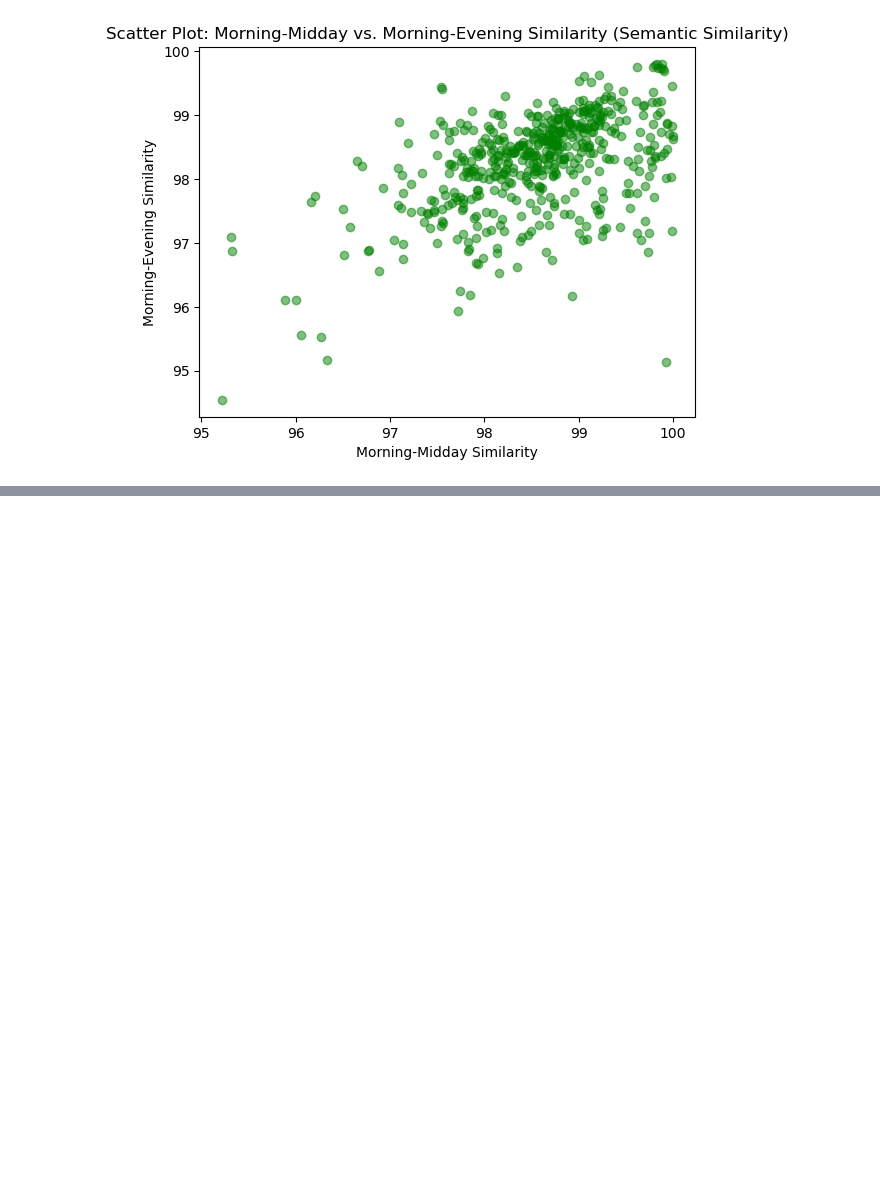
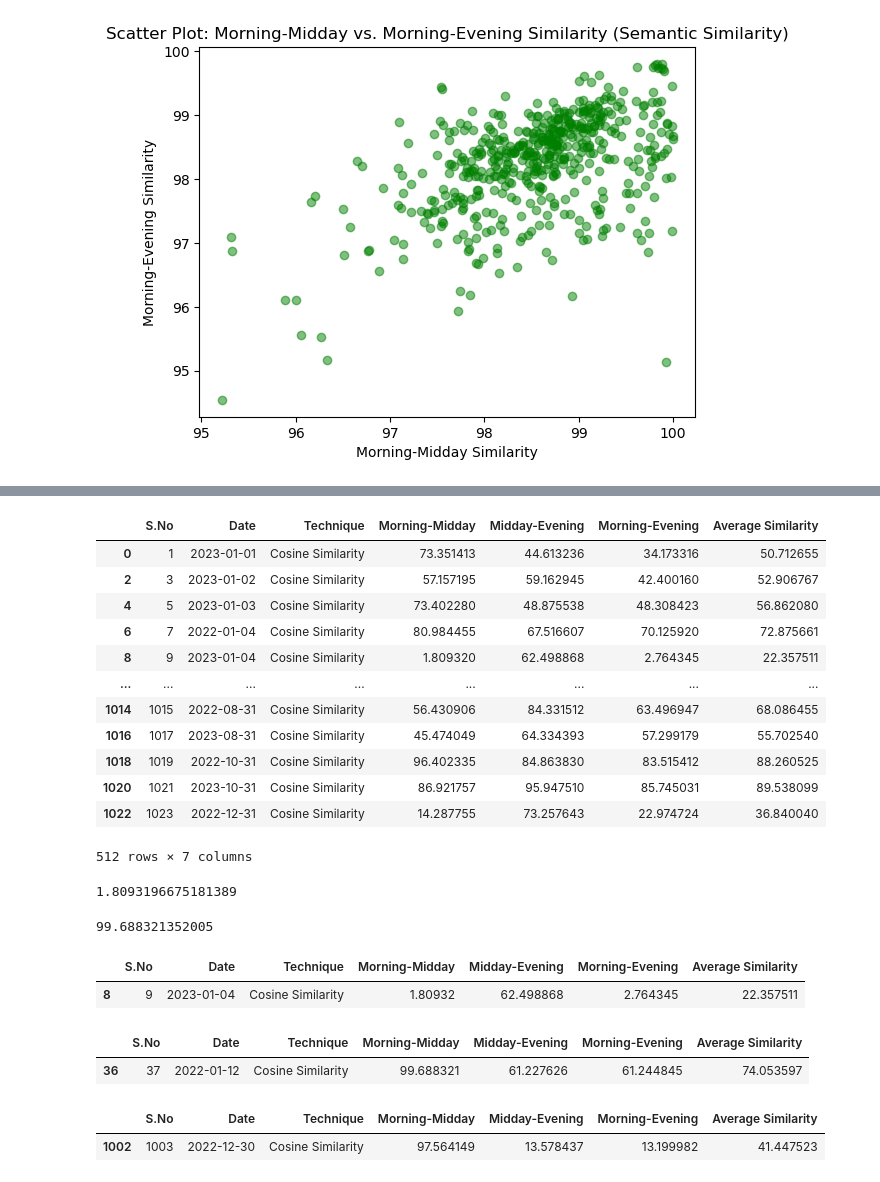
Before and after one commit to udayb3/Analysis-of-Daily-News-Bulletin, a Jupyter notebook: Graph/graph.ipynb, the cells around one changed output, grey strips where cells are left out. Cells and saved outputs as stored; diff of their text form; code cells hidden in the pictures; blank space fills up the shorter version.

```diff
--- a/Graph/graph.ipynb
+++ b/Graph/graph.ipynb
@@ -331,0 +346,42 @@ for target_time in ['Morning', 'Midday', 'Evening']:
+# %%
+technique = 'Cosine Similarity'
+technique_df = df[df['Technique'] == technique].copy()
+# %%
+technique_df
+# %% [output]
+|  | S.No | Date | Technique | Morning-Midday | Midday-Evening | Morning-Evening | Average Similarity |
+| 0 | 1 | 2023-01-01 | Cosine Similarity | 73.351413 | 44.613236 | 34.173316 | 50.712655 |
+| 2 | 3 | 2023-01-02 | Cosine Similarity | 57.157195 | 59.162945 | 42.400160 | 52.906767 |
+| 4 | 5 | 2023-01-03 | Cosine Similarity | 73.402280 | 48.875538 | 48.308423 | 56.862080 |
+| 6 | 7 | 2022-01-04 | Cosine Similarity | 80.984455 | 67.516607 | 70.125920 | 72.875661 |
+| 8 | 9 | 2023-01-04 | Cosine Similarity | 1.809320 | 62.498868 | 2.764345 | 22.357511 |
+| ... | ... | ... | ... | ... | ... | ... | ... |
+| 1014 | 1015 | 2022-08-31 | Cosine Similarity | 56.430906 | 84.331512 | 63.496947 | 68.086455 |
+| 1016 | 1017 | 2023-08-31 | Cosine Similarity | 45.474049 | 64.334393 | 57.299179 | 55.702540 |
+| 1018 | 1019 | 2022-10-31 | Cosine Similarity | 96.402335 | 84.863830 | 83.515412 | 88.260525 |
+| 1020 | 1021 | 2023-10-31 | Cosine Similarity | 86.921757 | 95.947510 | 85.745031 | 89.538099 |
+| 1022 | 1023 | 2022-12-31 | Cosine Similarity | 14.287755 | 73.257643 | 22.974724 | 36.840040 |
+512 rows × 7 columns
+# %%
+technique_df['Morning-Midday'].min()
+# %% [output]
+1.8093196675181389
+# %%
+technique_df['Morning-Midday'].max()
+# %% [output]
+99.688321352005
+# %%
+technique_df[technique_df['Morning-Midday']==technique_df['Morning-Midday'].min()]
+# %% [output]
+|  | S.No | Date | Technique | Morning-Midday | Midday-Evening | Morning-Evening | Average Similarity |
+| 8 | 9 | 2023-01-04 | Cosine Similarity | 1.80932 | 62.498868 | 2.764345 | 22.357511 |
+# %%
+technique_df[technique_df['Morning-Midday']==technique_df['Morning-Midday'].max()]
+# %% [output]
+|  | S.No | Date | Technique | Morning-Midday | Midday-Evening | Morning-Evening | Average Similarity |
+| 36 | 37 | 2022-01-12 | Cosine Similarity | 99.688321 | 61.227626 | 61.244845 | 74.053597 |
+# %%
+technique_df[technique_df['Midday-Evening']==technique_df['Midday-Evening'].min()]
+# %% [output]
+|  | S.No | Date | Technique | Morning-Midday | Midday-Evening | Morning-Evening | Average Similarity |
+| 1002 | 1003 | 2022-12-30 | Cosine Similarity | 97.564149 | 13.578437 | 13.199982 | 41.447523 |
```
Also changed, not shown: parts of 10 cells of this notebook.
